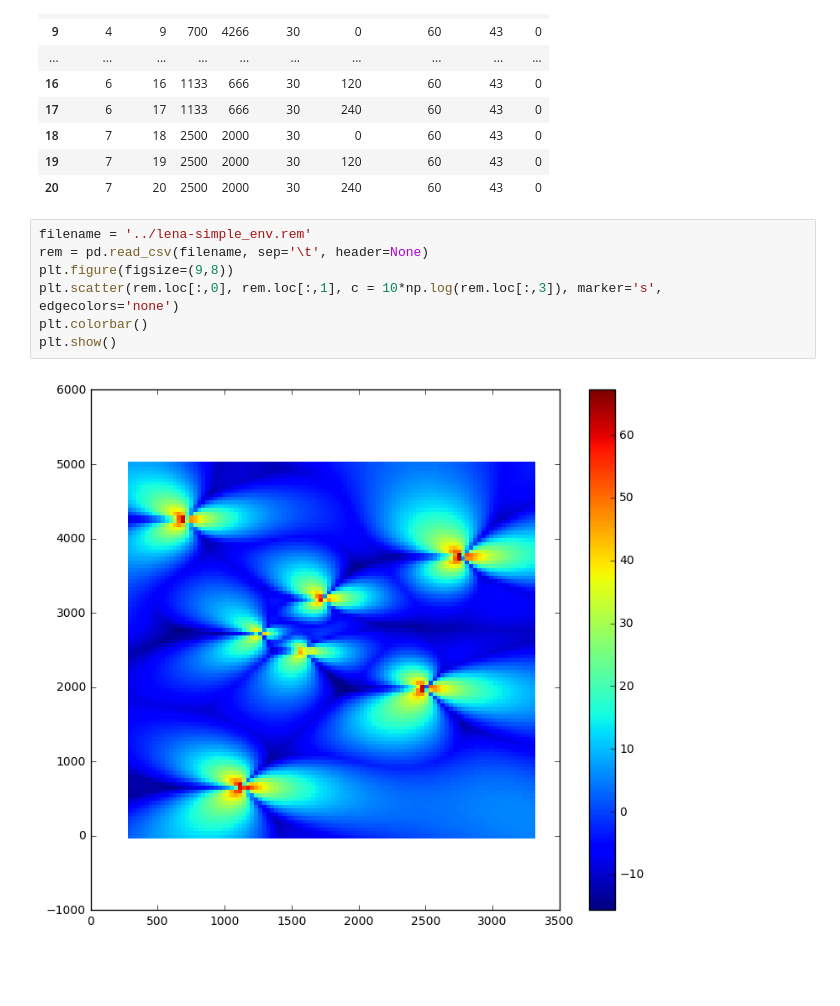
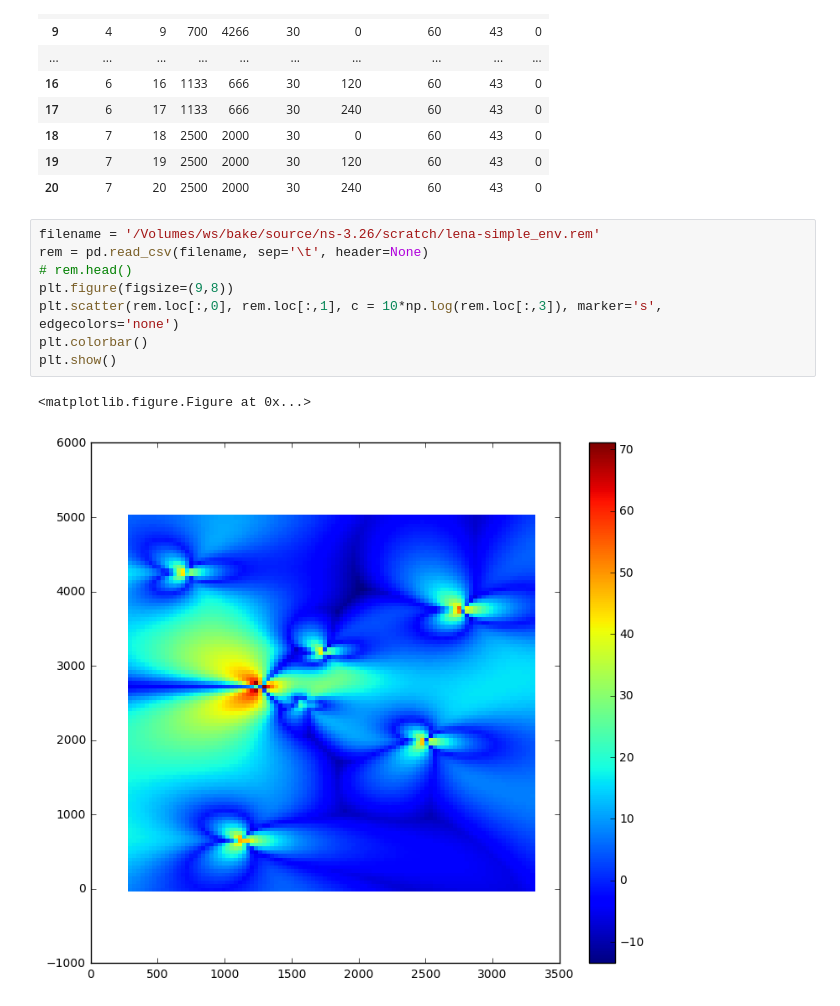
Before and after one commit to mawongh/wirelessRL, a Jupyter notebook: notebooks/Wireless-simple_env-test.ipynb, the cells around one changed output. Cells and saved outputs as stored; diff of their text form; blank space fills up the shorter version.

```diff
--- a/notebooks/Wireless-simple_env-test.ipynb
+++ b/notebooks/Wireless-simple_env-test.ipynb
@@ -25,11 +25,13 @@ site_conf
 | 19 | 7 | 19 | 2500 | 2000 | 30 | 120 | 60 | 43 | 0 |
 | 20 | 7 | 20 | 2500 | 2000 | 30 | 240 | 60 | 43 | 0 |
 # %%
-filename = '../lena-simple_env.rem'
+filename = '/Volumes/ws/bake/source/ns-3.26/scratch/lena-simple_env.rem'
 rem = pd.read_csv(filename, sep='\t', header=None)
+# rem.head()
 plt.figure(figsize=(9,8))
 plt.scatter(rem.loc[:,0], rem.loc[:,1], c = 10*np.log(rem.loc[:,3]), marker='s', edgecolors='none')
 plt.colorbar()
 plt.show()
 # %% [output]
+<matplotlib.figure.Figure at 0x...>
-[figure, old version]
+[figure, new version]
```
Also changed, not shown: 3 other files.
